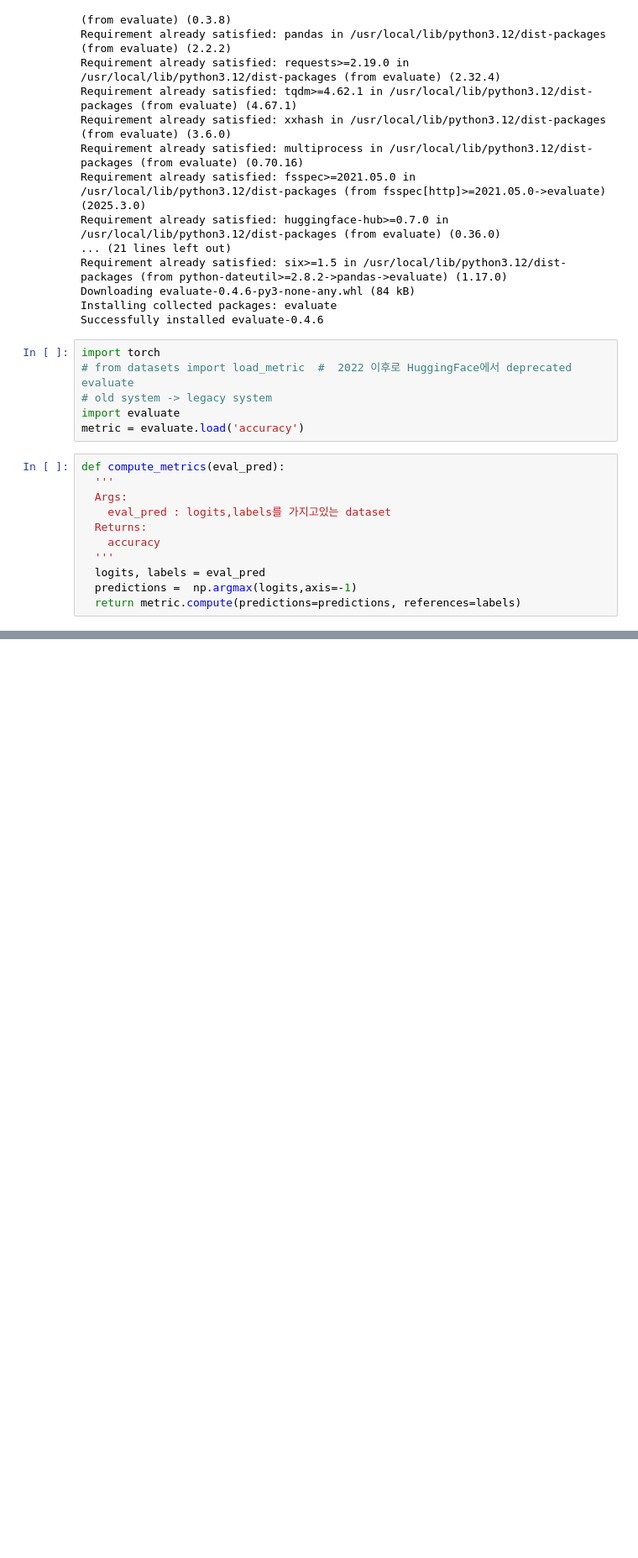
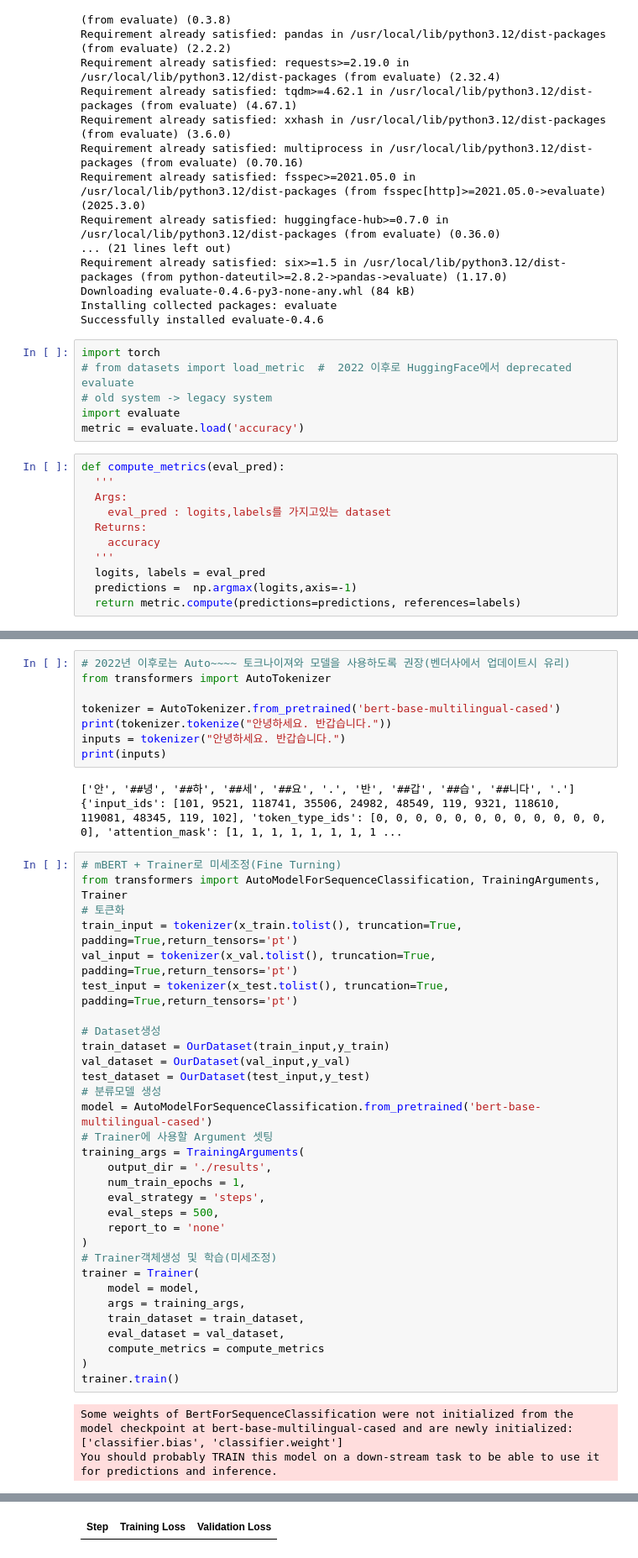
Before and after one commit to pia222sk20/LLM2, a Jupyter notebook: ch16/ch16_03.ipynb, the cells around one changed output, grey strips where cells are left out. Shown: that part at 84% size. Drawn from its saved outputs; the diff is of its cells as text; blank space fills up the shorter version.

```diff
--- a/ch16/ch16_03.ipynb
+++ b/ch16/ch16_03.ipynb
@@ -64,0 +88,45 @@ def compute_metrics(eval_pred):
+# %%
+# 2022년 이후로는 Auto~~~~ 토크나이져와 모델을 사용하도록 권장(벤더사에서 업데이트시 유리)
+from transformers import AutoTokenizer
+
+tokenizer = AutoTokenizer.from_pretrained('bert-base-multilingual-cased')
+print(tokenizer.tokenize("안녕하세요. 반갑습니다."))
+inputs = tokenizer("안녕하세요. 반갑습니다.")
+print(inputs)
+# %% [output]
+['안', '##녕', '##하', '##세', '##요', '.', '반', '##갑', '##습', '##니다', '.']
+{'input_ids': [101, 9521, 118741, 35506, 24982, 48549, 119, 9321, 118610, 119081, 48345, 119, 102], 'token_type_ids': [0, 0, 0, 0, 0, 0, 0, 0, 0, 0, 0, 0, 0], 'attention_mask': [1, 1, 1, 1, 1, 1, 1, 1 ...
+# %%
+# mBERT + Trainer로 미세조정(Fine Turning)
+from transformers import AutoModelForSequenceClassification, TrainingArguments, Trainer
+# 토큰화
+train_input = tokenizer(x_train.tolist(), truncation=True, padding=True,return_tensors='pt')
+val_input = tokenizer(x_val.tolist(), truncation=True, padding=True,return_tensors='pt')
+test_input = tokenizer(x_test.tolist(), truncation=True, padding=True,return_tensors='pt')
+
+# Dataset생성
+train_dataset = OurDataset(train_input,y_train)
+val_dataset = OurDataset(val_input,y_val)
+test_dataset = OurDataset(test_input,y_test)
+# 분류모델 생성
+model = AutoModelForSequenceClassification.from_pretrained('bert-base-multilingual-cased')
+# Trainer에 사용할 Argument 셋팅
+training_args = TrainingArguments(
+    output_dir = './results',
+    num_train_epochs = 1,
+    eval_strategy = 'steps',
+    eval_steps = 500,
+    report_to = 'none'
+)
+# Trainer객체생성 및 학습(미세조정)
+trainer = Trainer(
+    model = model,
+    args = training_args,
+    train_dataset = train_dataset,
+    eval_dataset = val_dataset,
+    compute_metrics = compute_metrics
+)
+trainer.train()
+# %% [output]
+Some weights of BertForSequenceClassification were not initialized from the model checkpoint at bert-base-multilingual-cased and are newly initialized: ['classifier.bias', 'classifier.weight']
+You should probably TRAIN this model on a down-stream task to be able to use it for predictions and inference.
@@ -64,0 +134 @@ def compute_metrics(eval_pred):
+| Step | Training Loss | Validation Loss |
```
Also changed, not shown: parts of 7 cells of this notebook.
